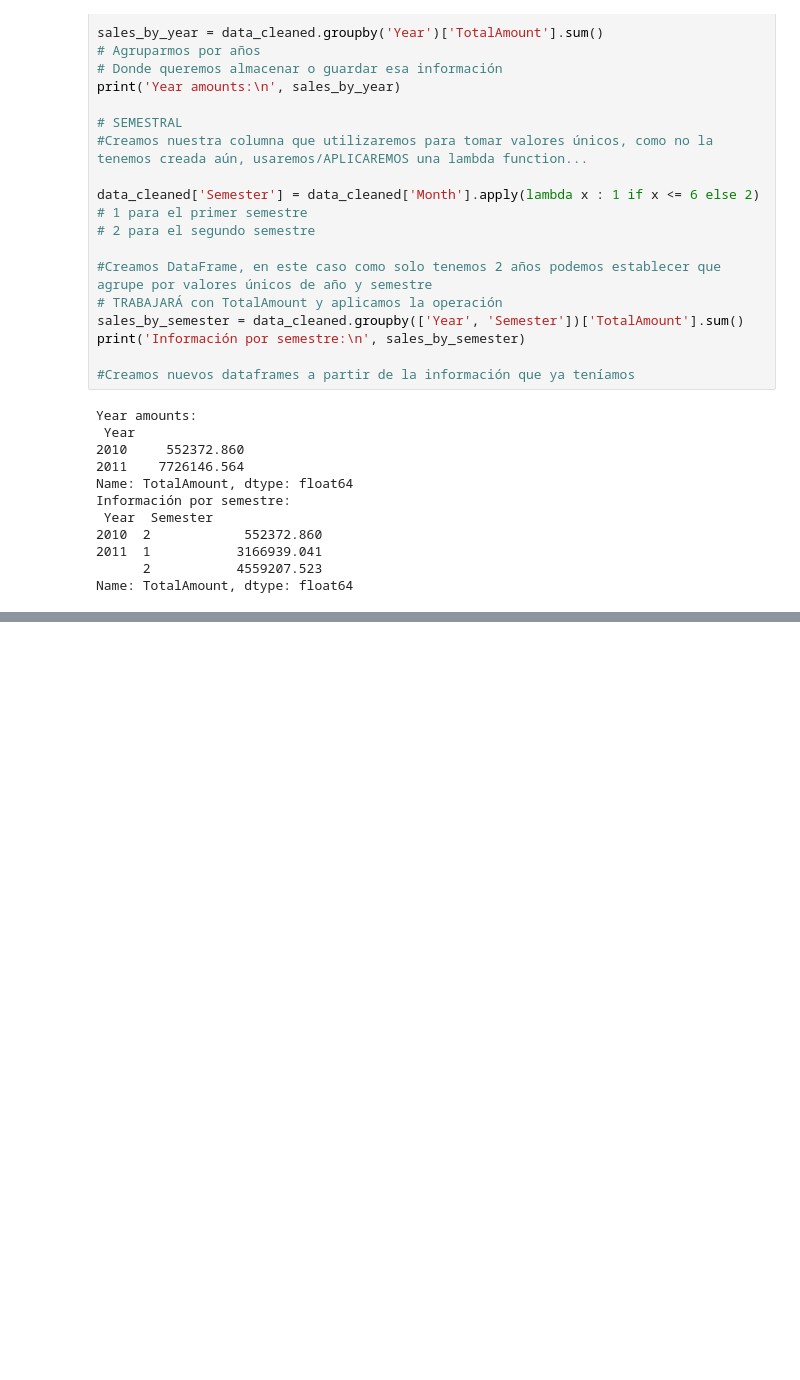
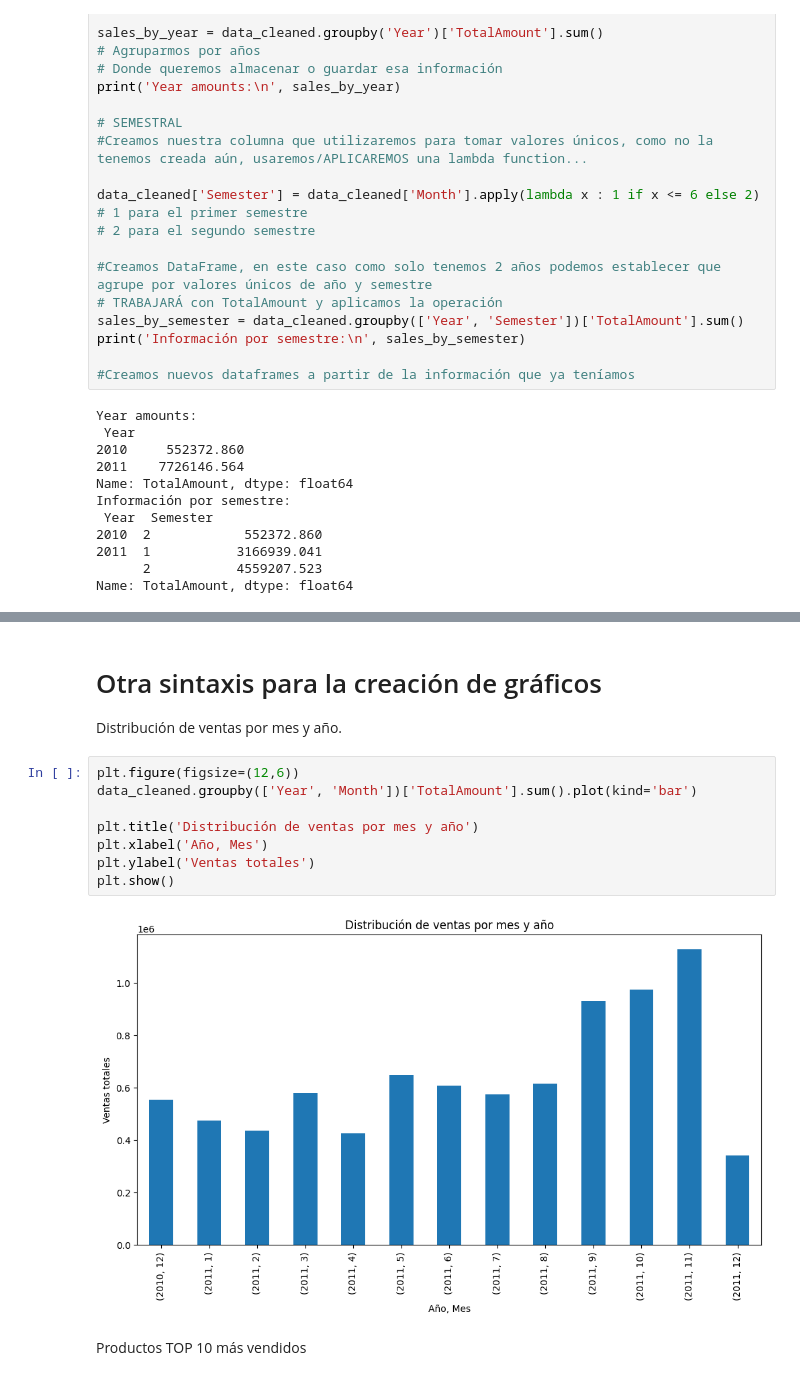
Before and after one commit to hectoras20/py-proyects, a Jupyter notebook: data-analysis/proyects/proyect.ipynb, the cells around one changed output, grey strips where cells are left out. Drawn from its saved outputs; the diff is of its cells as text; blank space fills up the shorter version.

```diff
--- a/data-analysis/proyects/proyect.ipynb
+++ b/data-analysis/proyects/proyect.ipynb
@@ -187,0 +228,15 @@ Name: TotalAmount, dtype: float64
+# %% [markdown]
+# Otra sintaxis para la creación de gráficos
+Distribución de ventas por mes y año.
+# %%
+plt.figure(figsize=(12,6))
+data_cleaned.groupby(['Year', 'Month'])['TotalAmount'].sum().plot(kind='bar')
+
+plt.title('Distribución de ventas por mes y año')
+plt.xlabel('Año, Mes')
+plt.ylabel('Ventas totales')
+plt.show()
+# %% [output]
+[figure, added]
+# %% [markdown]
+Productos TOP 10 más vendidos
```
Also changed, not shown: parts of 5 cells of this notebook, 1 other file.
